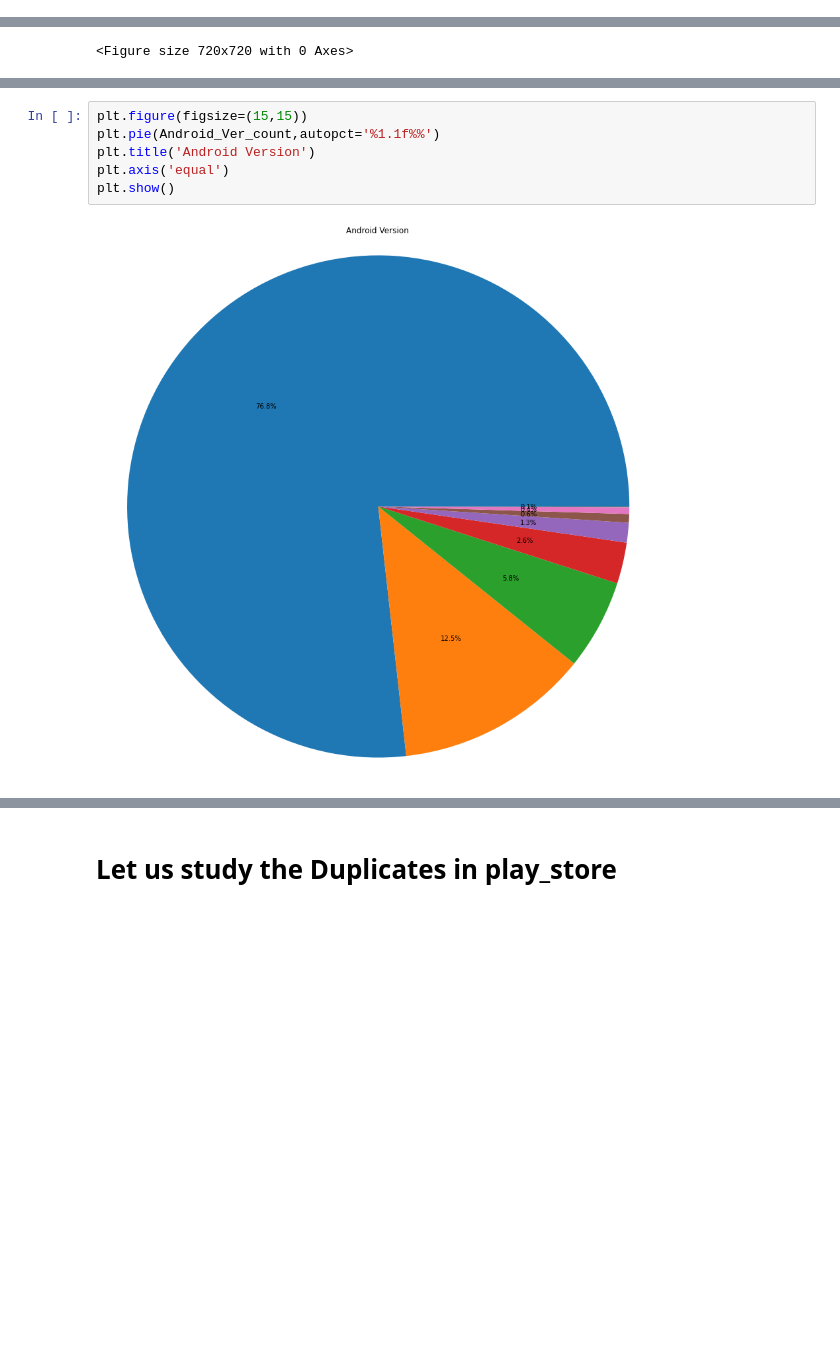
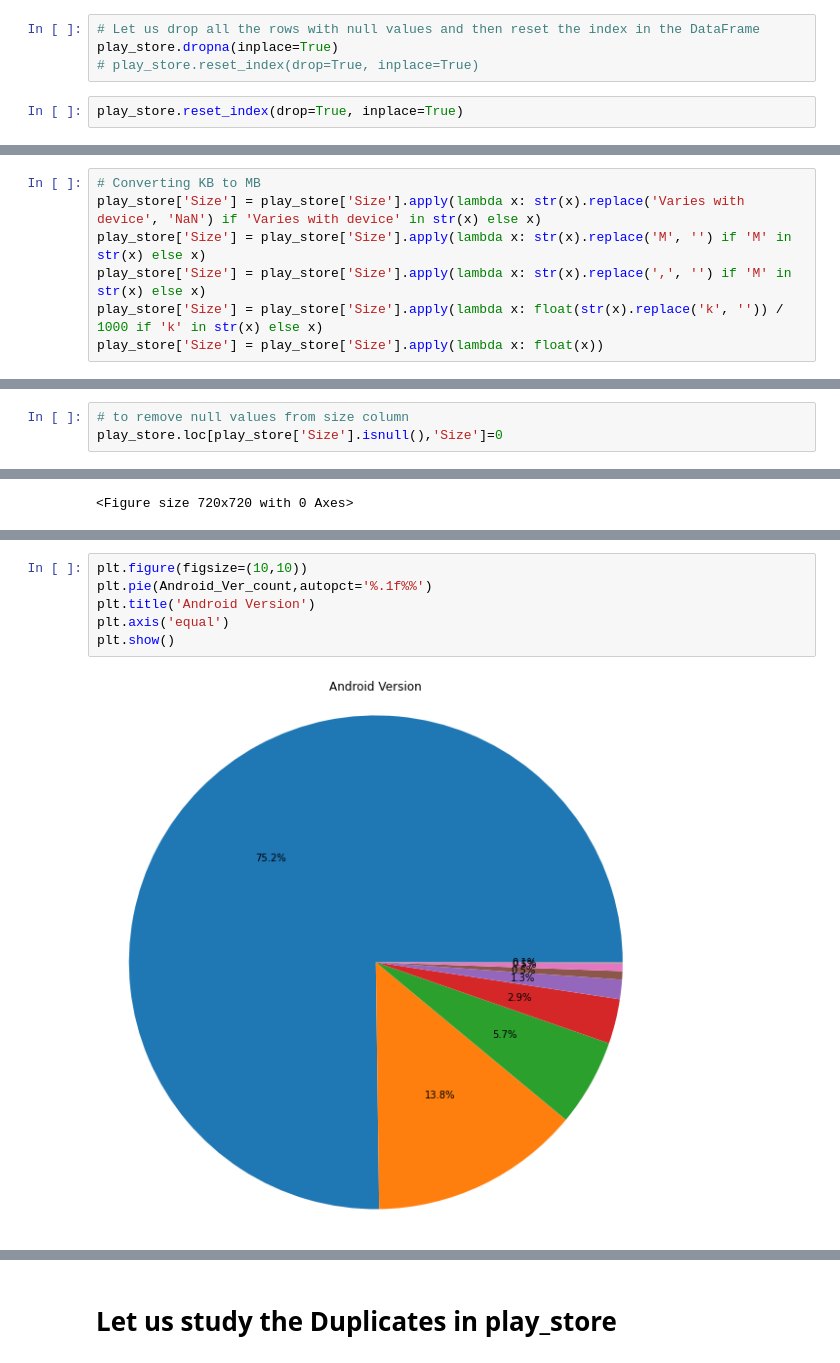
Before and after one commit to tanmaybohra/Play-Store-App-Review-Analysis, a Jupyter notebook: Work_on_Play_Store_App_Review_Analysis_Capstone_Project.ipynb, the cells around one changed output, grey strips where cells are left out. Cells and saved outputs as stored; diff of their text form; blank space fills up the shorter version.

```diff
--- a/Work_on_Play_Store_App_Review_Analysis_Capstone_Project.ipynb
+++ b/Work_on_Play_Store_App_Review_Analysis_Capstone_Project.ipynb
@@ -193,3 +193,9 @@ dtype: float64
 3. **0.01%** of **Content_Rating** has null values.
 4. **0.07%** of **Current_Ver** has null values.
 5. **0.03%** of **Android_Ver** has null values.
+# %%
+# Let us drop all the rows with null values and then reset the index in the DataFrame
+play_store.dropna(inplace=True)
+# play_store.reset_index(drop=True, inplace=True)
+# %%
+play_store.reset_index(drop=True, inplace=True)
@@ -424,0 +554,7 @@ array([1.90000000e+07, 1.40000000e+07, 8.70000000e+06, 2.50000000e+07,
+# %%
+# Converting KB to MB
+play_store['Size'] = play_store['Size'].apply(lambda x: str(x).replace('Varies with device', 'NaN') if 'Varies with device' in str(x) else x)
+play_store['Size'] = play_store['Size'].apply(lambda x: str(x).replace('M', '') if 'M' in str(x) else x)
+play_store['Size'] = play_store['Size'].apply(lambda x: str(x).replace(',', '') if 'M' in str(x) else x)
+play_store['Size'] = play_store['Size'].apply(lambda x: float(str(x).replace('k', '')) / 1000 if 'k' in str(x) else x)
+play_store['Size'] = play_store['Size'].apply(lambda x: float(x))
@@ -424,0 +586,3 @@ array([1.90000000e+07, 1.40000000e+07, 8.70000000e+06, 2.50000000e+07,
+# %%
+# to remove null values from size column
+play_store.loc[play_store['Size'].isnull(),'Size']=0
@@ -604,8 +777,8 @@ Android_Ver_count.plot(kind='pie')
 # %%
-plt.figure(figsize=(15,15))
-plt.pie(Android_Ver_count,autopct='%1.1f%%')
+plt.figure(figsize=(10,10))
+plt.pie(Android_Ver_count,autopct='%.1f%%')
 plt.title('Android Version')
 plt.axis('equal')
 plt.show()
 # %% [output]
-[figure, old version]
+[figure, new version]
```
Also changed, not shown: parts of 53 cells of this notebook.
